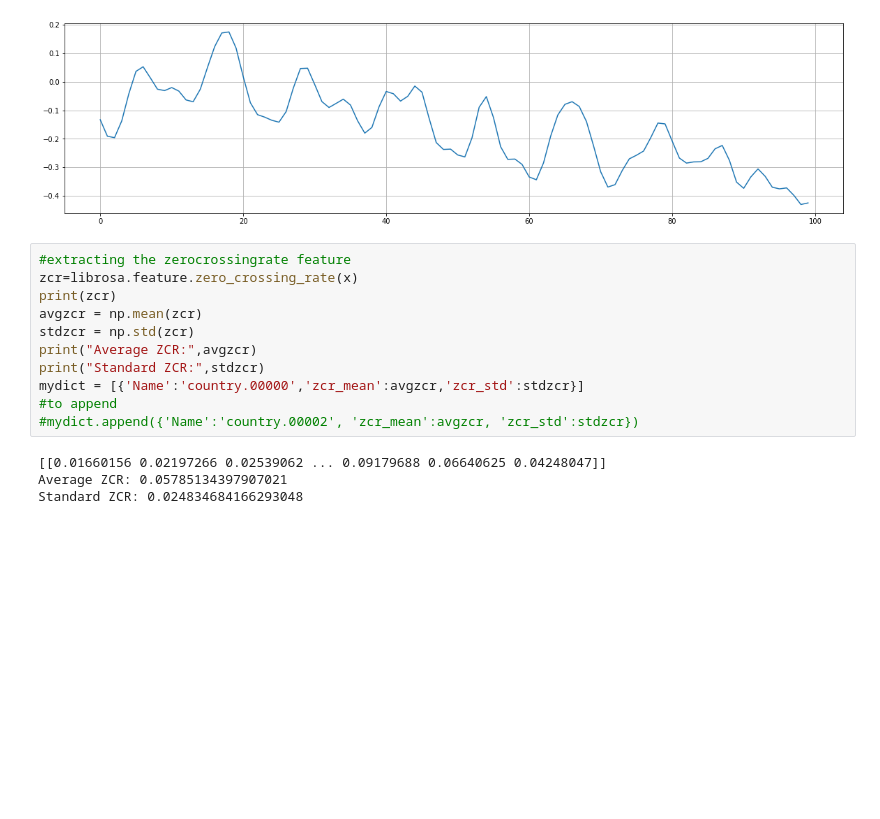
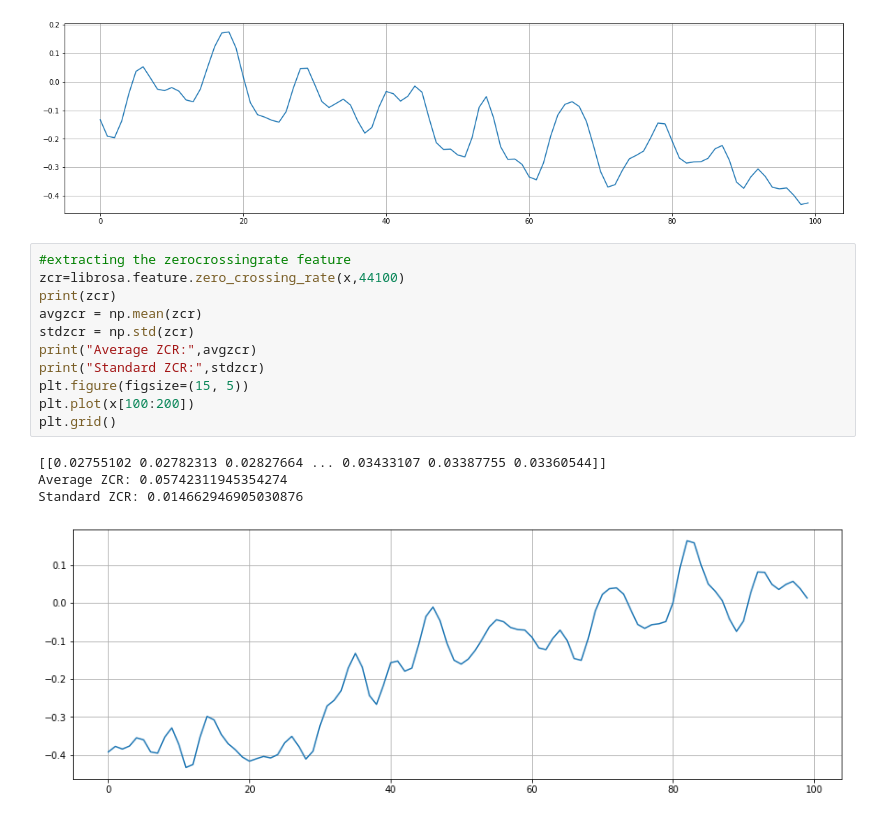
Before and after one commit to GangulySrishti/Genre-Classification-using-Audio-Processing, a Jupyter notebook: Sound Feature Extraction.ipynb, the cells around one changed output. Cells and saved outputs as stored; diff of their text form; blank space fills up the shorter version.

```diff
--- a/Sound Feature Extraction.ipynb
+++ b/Sound Feature Extraction.ipynb
@@ -21,17 +21,18 @@ plt.grid()
 [figure]
 # %%
 #extracting the zerocrossingrate feature
-zcr=librosa.feature.zero_crossing_rate(x)
+zcr=librosa.feature.zero_crossing_rate(x,44100)
 print(zcr)
 avgzcr = np.mean(zcr)
 stdzcr = np.std(zcr)
 print("Average ZCR:",avgzcr)
 print("Standard ZCR:",stdzcr)
-mydict = [{'Name':'country.00000','zcr_mean':avgzcr,'zcr_std':stdzcr}]
-#to append
-#mydict.append({'Name':'country.00002', 'zcr_mean':avgzcr, 'zcr_std':stdzcr})
+plt.figure(figsize=(15, 5))
+plt.plot(x[100:200])
+plt.grid()
 # %% [output]
-[[0.01660156 0.02197266 0.02539062 ... 0.09179688 0.06640625 0.04248047]]
-Average ZCR: 0.05785134397907021
-Standard ZCR: 0.024834684166293048
+[[0.02755102 0.02782313 0.02827664 ... 0.03433107 0.03387755 0.03360544]]
+Average ZCR: 0.05742311945354274
+Standard ZCR: 0.014662946905030876
+[figure, added]
 # %%
```
Also changed, not shown: parts of 4 cells of this notebook, 1 other file.
